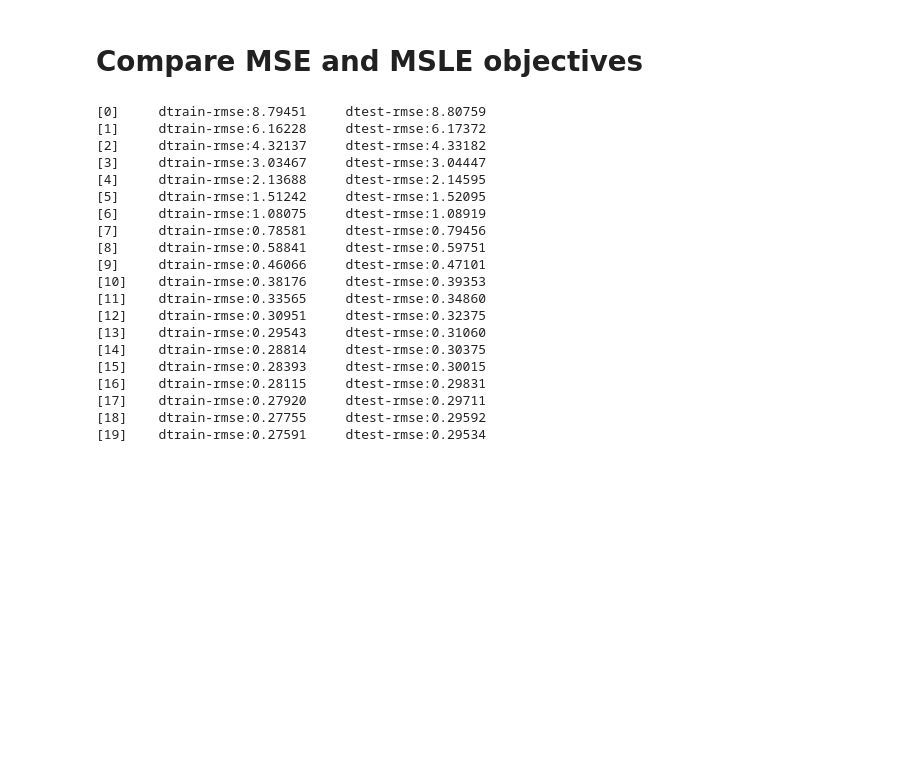
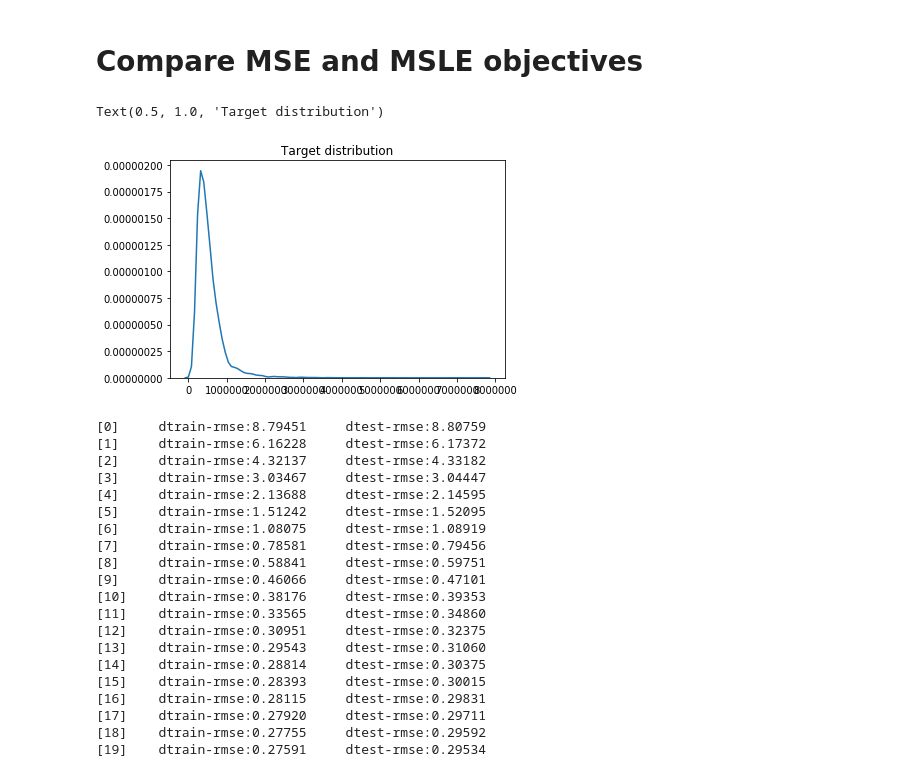
Before and after one commit to valeriy42/msle-approximations, a Jupyter notebook: msle-mse-comparison.ipynb, the cells around one changed output. Drawn from its saved outputs; the diff is of its cells as text; code cells hidden in the pictures; blank space fills up the shorter version.

```diff
--- a/msle-mse-comparison.ipynb
+++ b/msle-mse-comparison.ipynb
@@ -24,6 +25,12 @@ dtest = xgb.DMatrix(X_test, label=y_test)
 
 dtrain2 = xgb.DMatrix(X_train, label=np.log1p(y_train))
 dtest2 = xgb.DMatrix(X_test, label=np.log1p(y_test))
+# %%
+sns.distplot(y, kde=True, hist=False)
+pl.title('Target distribution')
+# %% [output]
+Text(0.5, 1.0, 'Target distribution')
+[figure, added]
 # %%
 # we simulated MSLE by running MSE on scaled values
 # for some reason it leads to far better results than running xgboost implmemented MSLE
```
Also changed, not shown: parts of 3 cells of this notebook.
